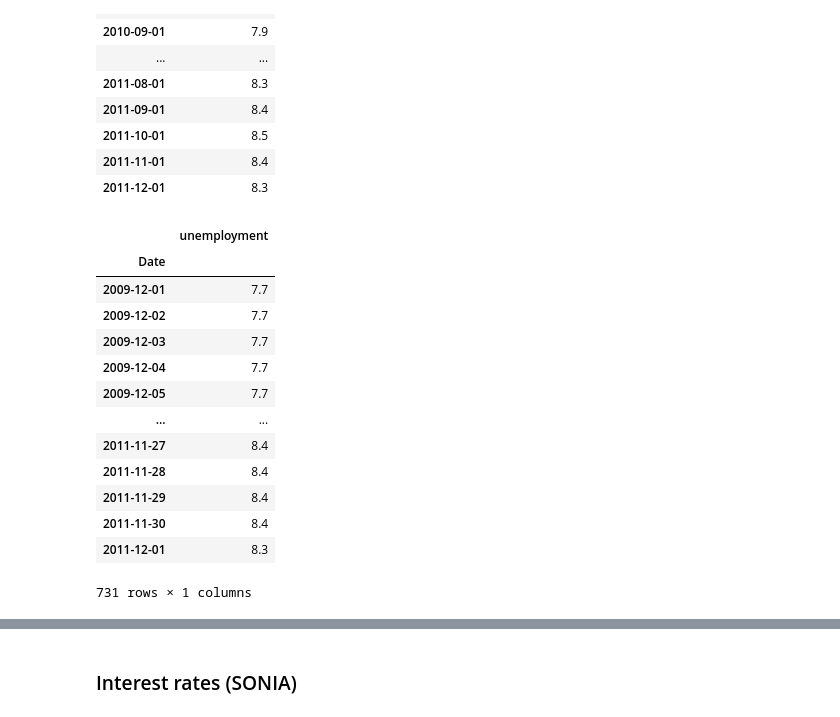
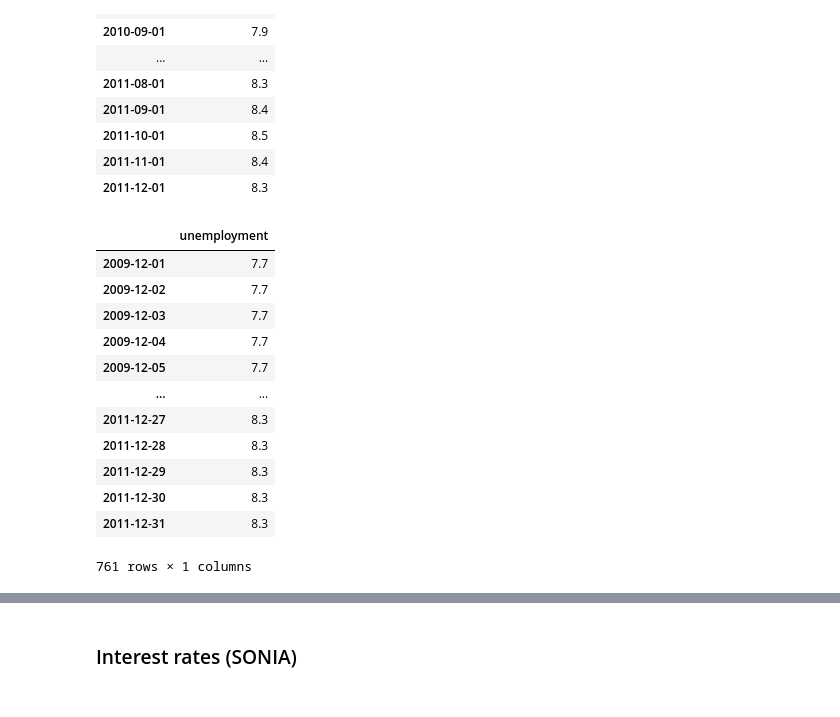
Before and after one commit to luizvalle/ieor4578_project2, a Jupyter notebook: notebooks/explanatory_variables/explanatory_variable_collection2.ipynb, the cells around one changed output, grey strips where cells are left out. Saved outputs shown, nothing was run; the diff lists cells and outputs as text; code cells hidden in the pictures.

```diff
--- a/notebooks/explanatory_variables/explanatory_variable_collection2.ipynb
+++ b/notebooks/explanatory_variables/explanatory_variable_collection2.ipynb
@@ -287,7 +287,14 @@ uk_monthly_cpi
 | 2011-11-01 | 94.7 |
 | 2011-12-01 | 95.2 |
 # %%
+full_range = pd.date_range(
+    start=uk_monthly_cpi.index.min(),
+    end=END_DATE,
+    freq='D'
+)
+
 uk_daily_cpi = uk_monthly_cpi.resample('D').mean()
+uk_daily_cpi = uk_daily_cpi.reindex(full_range)
 uk_daily_cpi = uk_daily_cpi.sort_index()
 uk_daily_cpi = uk_daily_cpi.ffill()
 uk_daily_cpi
@@ -471,5 +477,12 @@ uk_monthly_cci
 # %%
+full_range = pd.date_range(
+    start=uk_monthly_cpi.index.min(),
+    end=END_DATE,
+    freq='D'
+)
+
 uk_daily_cci = uk_monthly_cci.resample('D').mean()
+uk_daily_cci = uk_daily_cci.reindex(full_range)
 uk_daily_cci = uk_daily_cci.sort_index()
 uk_daily_cci = uk_daily_cci.ffill()
 uk_daily_cci = uk_daily_cci.round(2)
@@ -596,25 +608,31 @@ uk_monthly_unemployment
 | 2011-11-01 | 8.4 |
 | 2011-12-01 | 8.3 |
 # %%
+full_range = pd.date_range(
+    start=uk_monthly_unemployment.index.min(),
+    end=END_DATE,
+    freq='D'
+)
+
 uk_daily_unemployment = uk_monthly_unemployment.resample('D').mean()
+uk_daily_unemployment = uk_daily_unemployment.reindex(full_range)
 uk_daily_unemployment = uk_daily_unemployment.sort_index()
 uk_daily_unemployment = uk_daily_unemployment.ffill()
 uk_daily_unemployment
 # %% [output]
 |  | unemployment |
-| Date |  |
 | 2009-12-01 | 7.7 |
 | 2009-12-02 | 7.7 |
 | 2009-12-03 | 7.7 |
 | 2009-12-04 | 7.7 |
 | 2009-12-05 | 7.7 |
 | ... | ... |
-| 2011-11-27 | 8.4 |
-| 2011-11-28 | 8.4 |
-| 2011-11-29 | 8.4 |
-| 2011-11-30 | 8.4 |
-| 2011-12-01 | 8.3 |
+| 2011-12-27 | 8.3 |
+| 2011-12-28 | 8.3 |
+| 2011-12-29 | 8.3 |
+| 2011-12-30 | 8.3 |
+| 2011-12-31 | 8.3 |
-731 rows × 1 columns
+761 rows × 1 columns
 # %%
 fig, ax = plt.subplots(figsize=(10,5))
 
```
Also changed, not shown: parts of 9 cells of this notebook.
